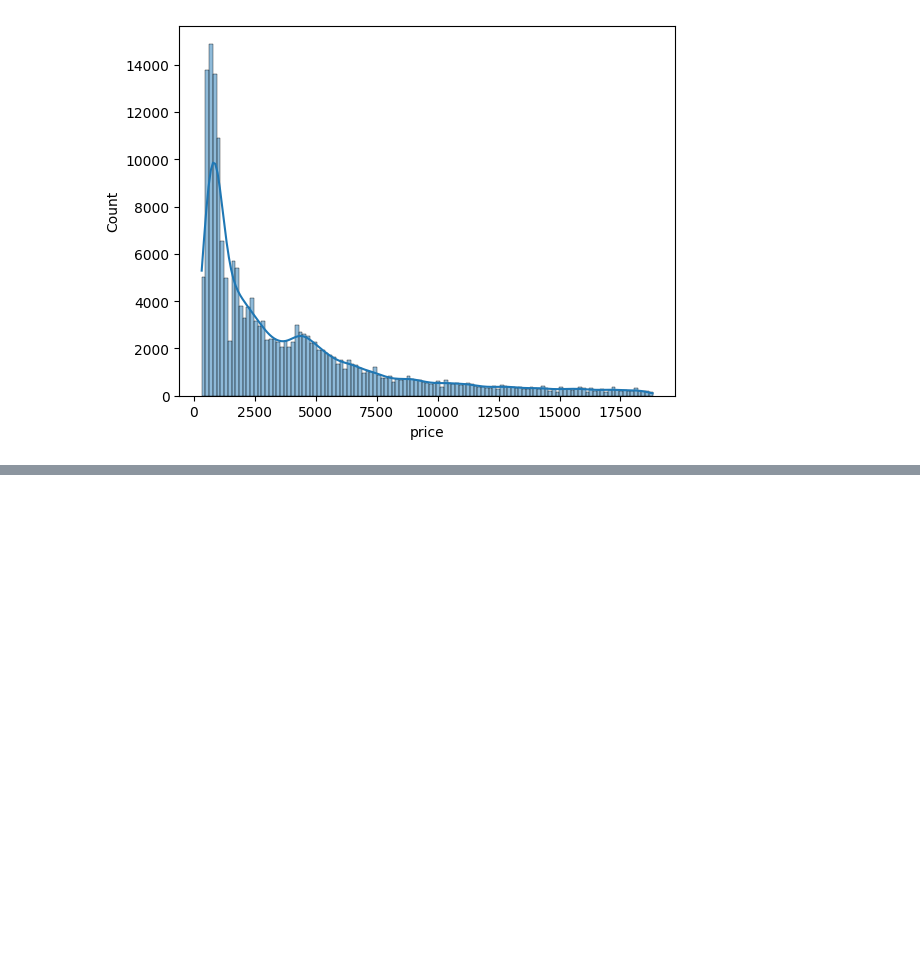
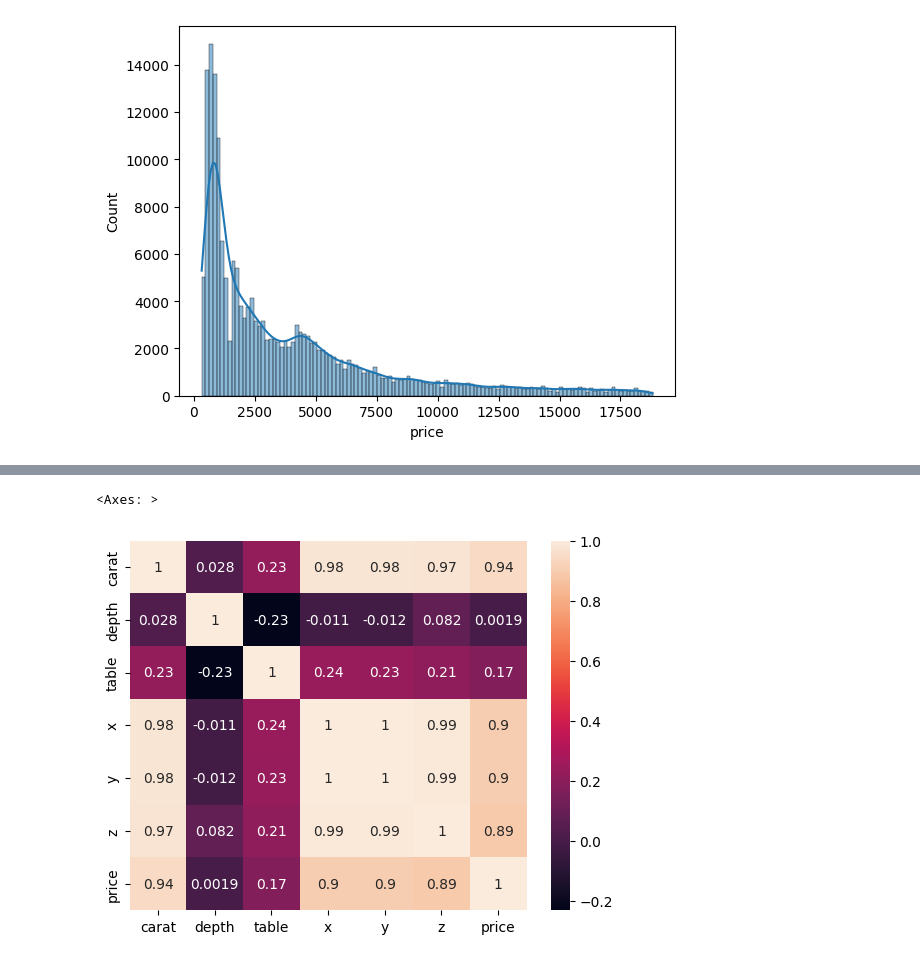
Before and after one commit to praveenpawar/FSDS_RegressionMLproject, a Jupyter notebook: notebooks/EDA.ipynb, the cells around one changed output, grey strips where cells are left out. Cells and saved outputs as stored; diff of their text form; code cells hidden in the pictures; blank space fills up the shorter version.

```diff
--- a/notebooks/EDA.ipynb
+++ b/notebooks/EDA.ipynb
@@ -183,0 +199,6 @@ for i in numerical_columns:
+# %%
+##correlation
+sns.heatmap(df.corr(),annot=True)
+# %% [output]
+<Axes: >
+[figure, added]
```
Also changed, not shown: parts of 14 cells of this notebook.
